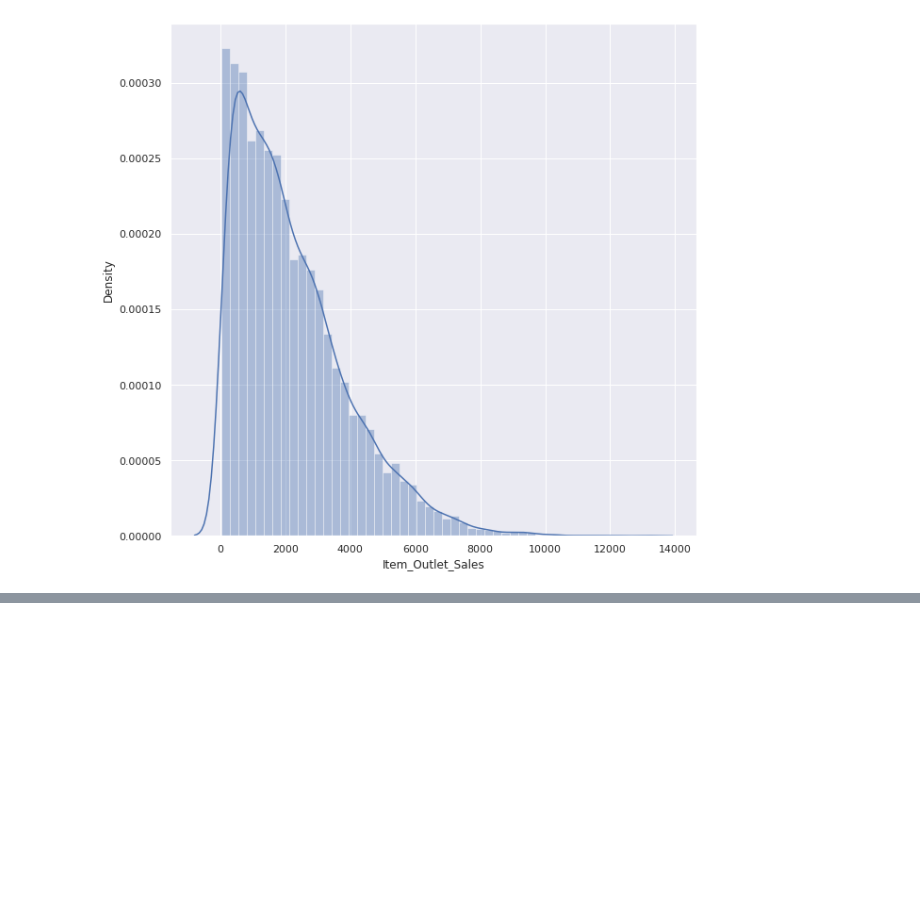
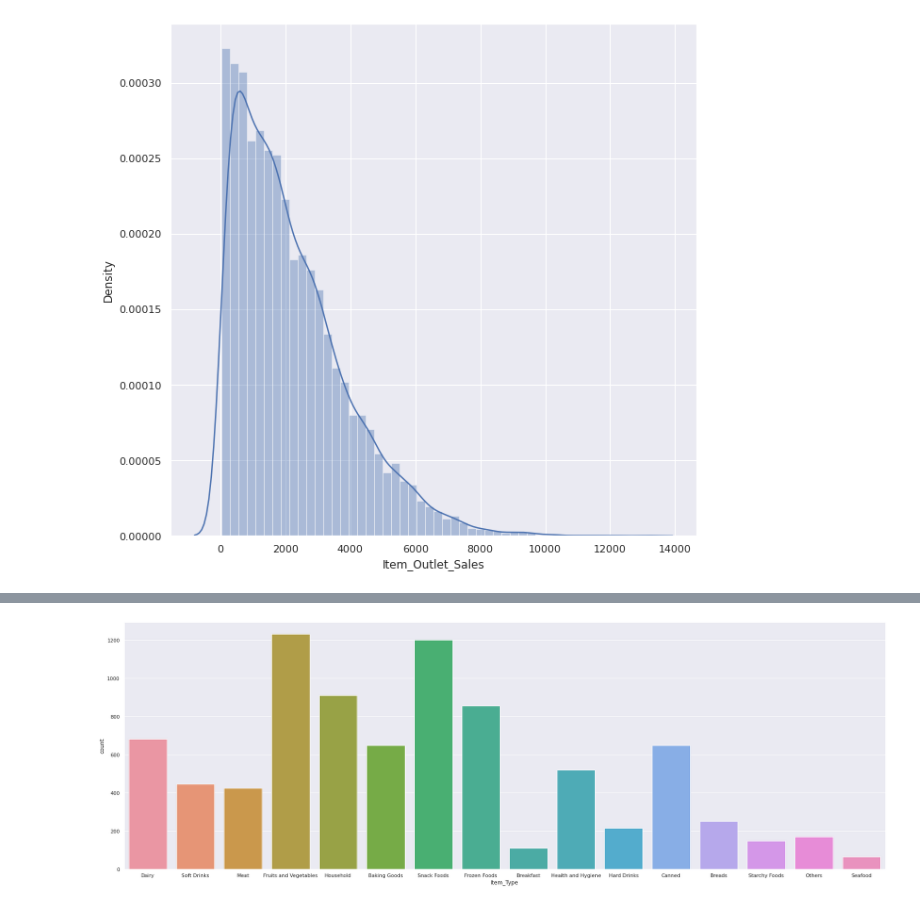
Before and after one commit to Joykareko/Data-Science-Projects, a Jupyter notebook: Sales_Prediction_ML_Project_18.ipynb, the cells around one changed output, grey strips where cells are left out. Cells and saved outputs as stored; diff of their text form; code cells hidden in the pictures; blank space fills up the shorter version.

```diff
--- a/Sales_Prediction_ML_Project_18.ipynb
+++ b/Sales_Prediction_ML_Project_18.ipynb
@@ -190,0 +214,7 @@ plt.show()
+# %%
+#Item_Type distribution
+plt.figure(figsize=(30,10))
+sns.countplot(sales_data['Item_Type'])
+plt.show()
+# %% [output]
+[figure, added]
```
Also changed, not shown: parts of 12 cells of this notebook.
